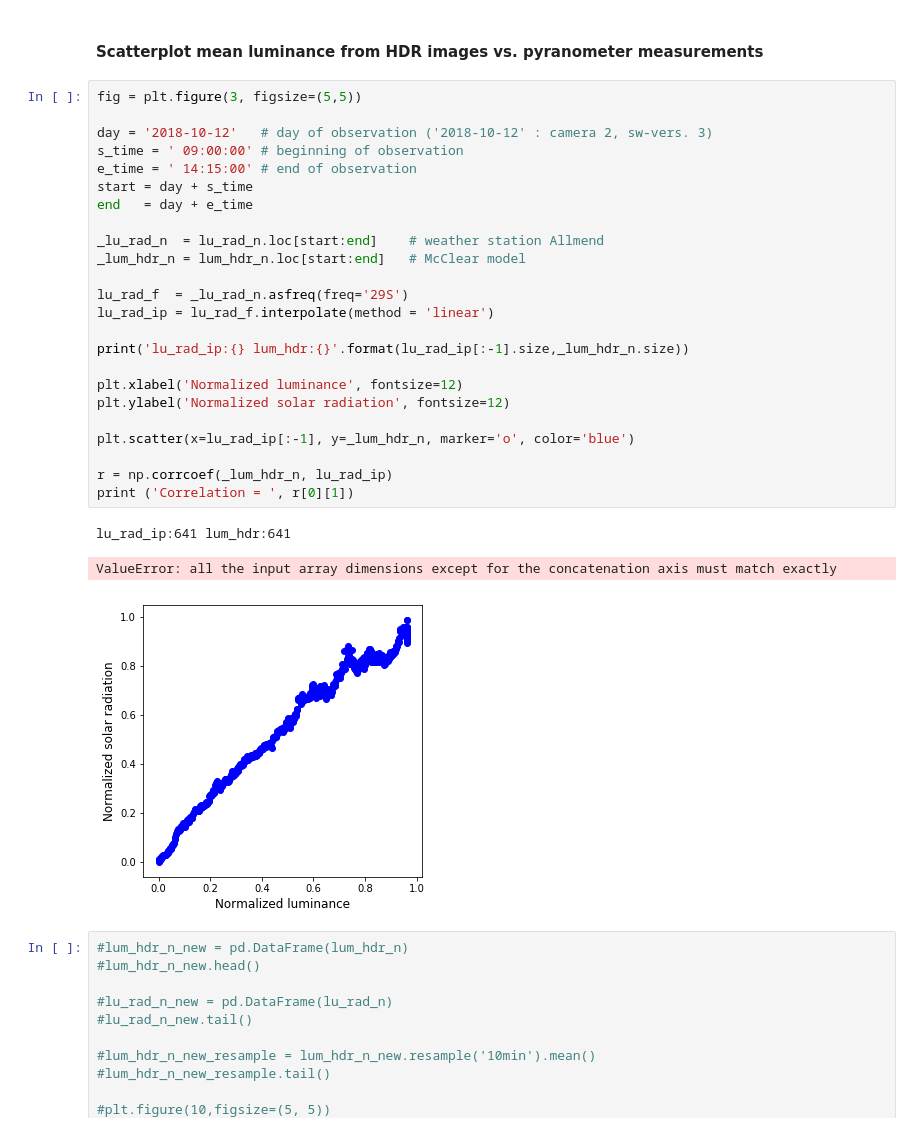
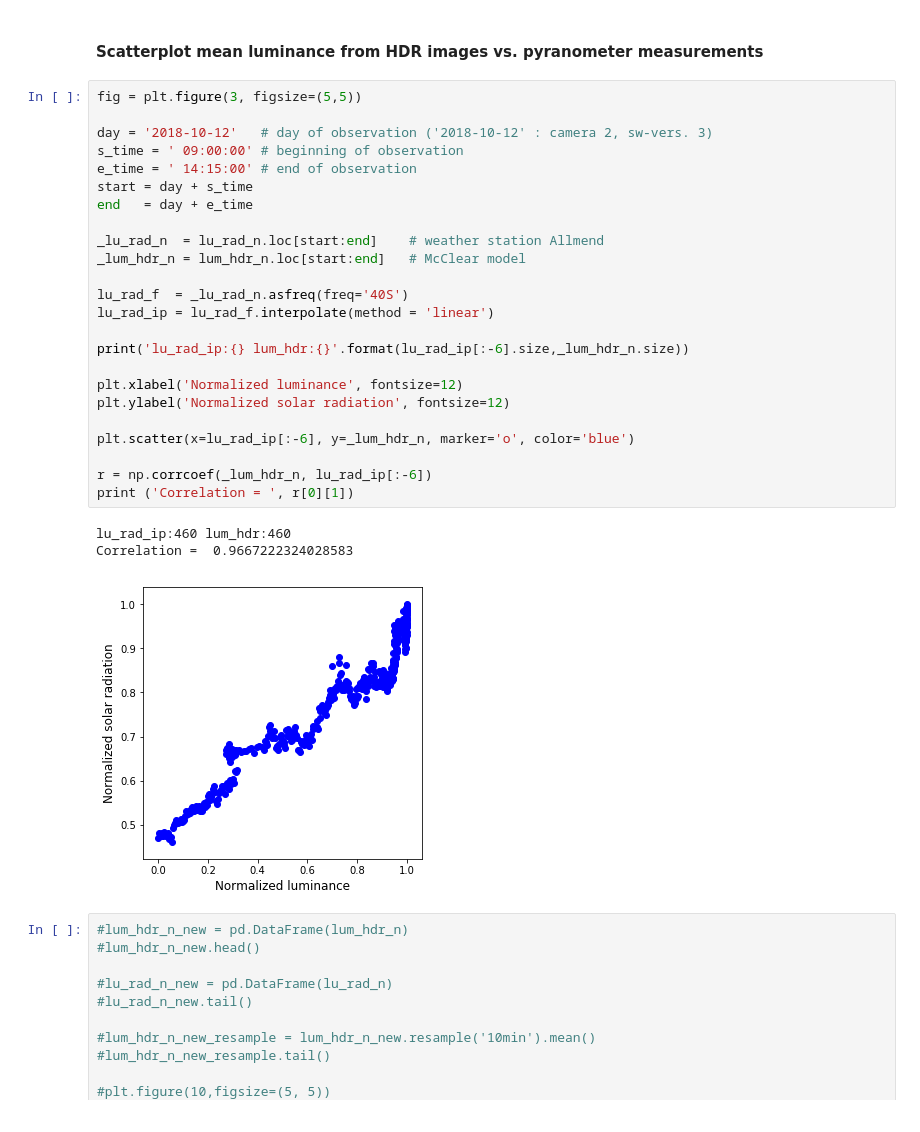
Before and after one commit to ahorv/python_scripts, a Jupyter notebook: irradiance/note_books/20181012_cam1_clear_sky.ipynb, the cells around one changed output. Saved outputs shown, nothing was run; the diff lists cells and outputs as text.

```diff
--- a/irradiance/note_books/20181012_cam1_clear_sky.ipynb
+++ b/irradiance/note_books/20181012_cam1_clear_sky.ipynb
@@ -154,31 +154,31 @@ plt.gcf().axes[0].xaxis.set_major_formatter(formatter)
 # %%
 fig = plt.figure(3, figsize=(5,5))
 
 day = '2018-10-12'   # day of observation ('2018-10-12' : camera 2, sw-vers. 3)
 s_time = ' 09:00:00' # beginning of observation
 e_time = ' 14:15:00' # end of observation
 start = day + s_time
 end   = day + e_time
 
 _lu_rad_n  = lu_rad_n.loc[start:end]    # weather station Allmend
 _lum_hdr_n = lum_hdr_n.loc[start:end]   # McClear model
 
-lu_rad_f  = _lu_rad_n.asfreq(freq='29S')
+lu_rad_f  = _lu_rad_n.asfreq(freq='40S')
 lu_rad_ip = lu_rad_f.interpolate(method = 'linear')
 
-print('lu_rad_ip:{} lum_hdr:{}'.format(lu_rad_ip[:-1].size,_lum_hdr_n.size))
+print('lu_rad_ip:{} lum_hdr:{}'.format(lu_rad_ip[:-6].size,_lum_hdr_n.size))
 
 plt.xlabel('Normalized luminance', fontsize=12)
 plt.ylabel('Normalized solar radiation', fontsize=12)
 
-plt.scatter(x=lu_rad_ip[:-1], y=_lum_hdr_n, marker='o', color='blue')
+plt.scatter(x=lu_rad_ip[:-6], y=_lum_hdr_n, marker='o', color='blue')
 
-r = np.corrcoef(_lum_hdr_n, lu_rad_ip)
+r = np.corrcoef(_lum_hdr_n, lu_rad_ip[:-6])
 print ('Correlation = ', r[0][1])
 # %% [output]
-lu_rad_ip:641 lum_hdr:641
+lu_rad_ip:460 lum_hdr:460
+Correlation =  0.9667222324028583
-ValueError: all the input array dimensions except for the concatenation axis must match exactly
-[figure, old version]
+[figure, new version]
 # %%
 #lum_hdr_n_new = pd.DataFrame(lum_hdr_n)
 #lum_hdr_n_new.head()
```
Also changed, not shown: parts of 3 cells of this notebook.
